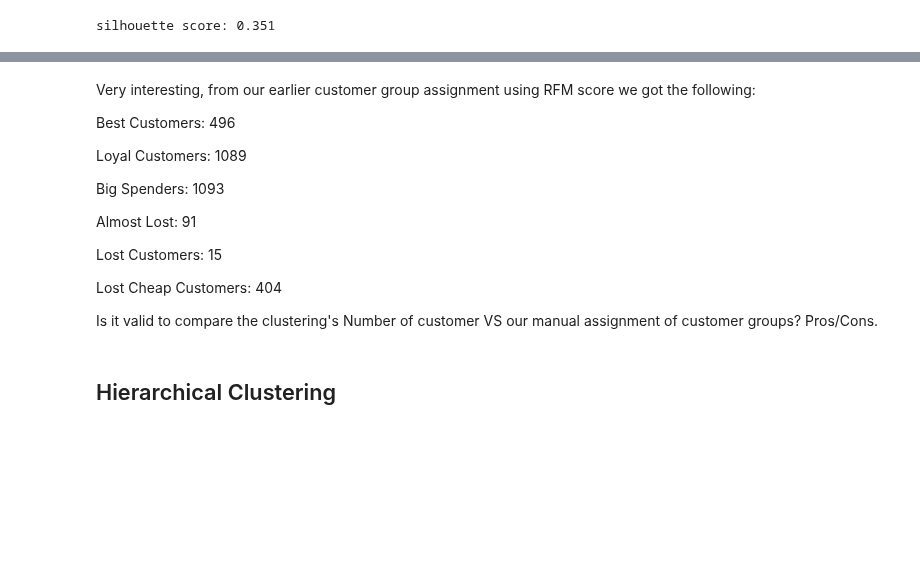
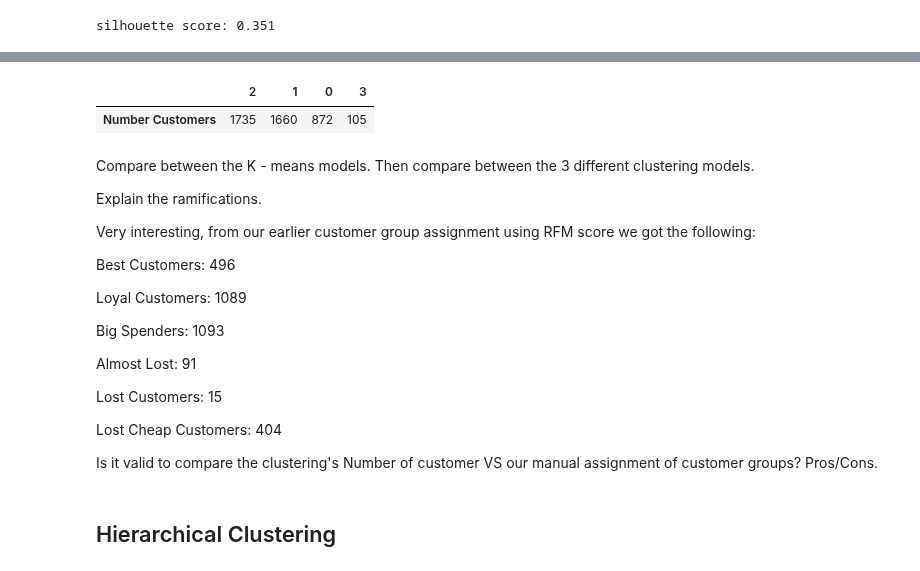
Before and after one commit to stmillett/MSDS7331_NorthCarolinaDataset, a Jupyter notebook: Lab3/Data Mining Lab3-2.ipynb, the cells around one changed output, grey strips where cells are left out. Cells and saved outputs as stored; diff of their text form; code cells hidden in the pictures; blank space fills up the shorter version.

```diff
--- a/Lab3/Data Mining Lab3-2.ipynb
+++ b/Lab3/Data Mining Lab3-2.ipynb
@@ -1077,4 +1129,16 @@ pd.DataFrame(pd.Series(clusters_customers).value_counts(), columns = ['Number Cu
+# %%
+# What's the number of customers in each cluster?
+pd.DataFrame(pd.Series(clusters_customers).value_counts(), columns = ['Number Customers']).T
+# %% [output]
+|  | 2 | 1 | 0 | 3 |
+| Number Customers | 1735 | 1660 | 872 | 105 |
 # %% [markdown]
+Compare between the K - means models. Then compare between the 3 different clustering models.
+
+Explain the ramifications.
+
+
+
 Very interesting, from our earlier customer group assignment using RFM score we got the following:
 
 Best Customers:  496
```
Also changed, not shown: parts of 35 cells of this notebook.
